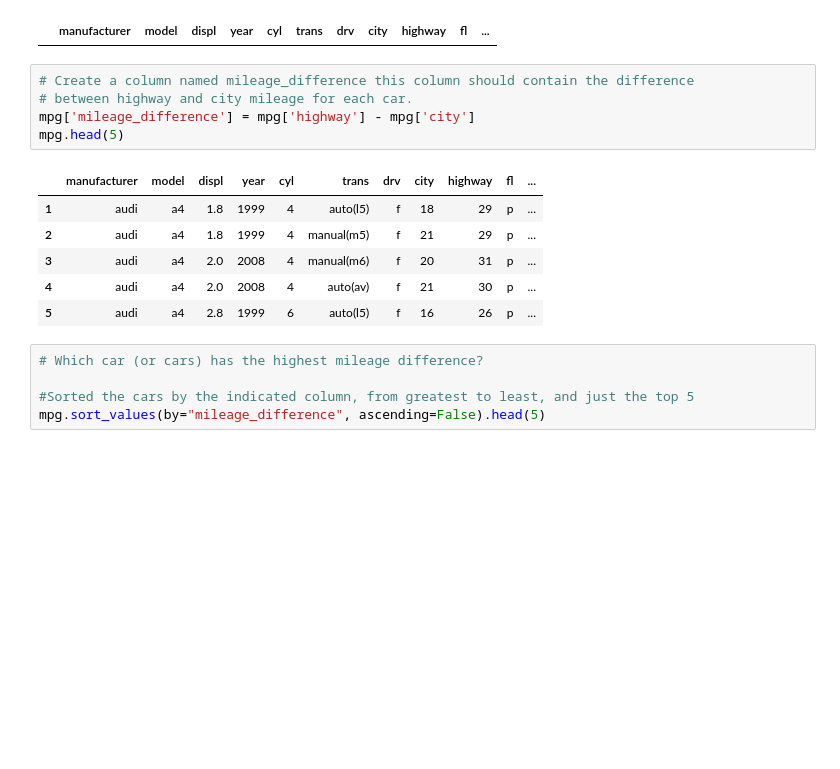
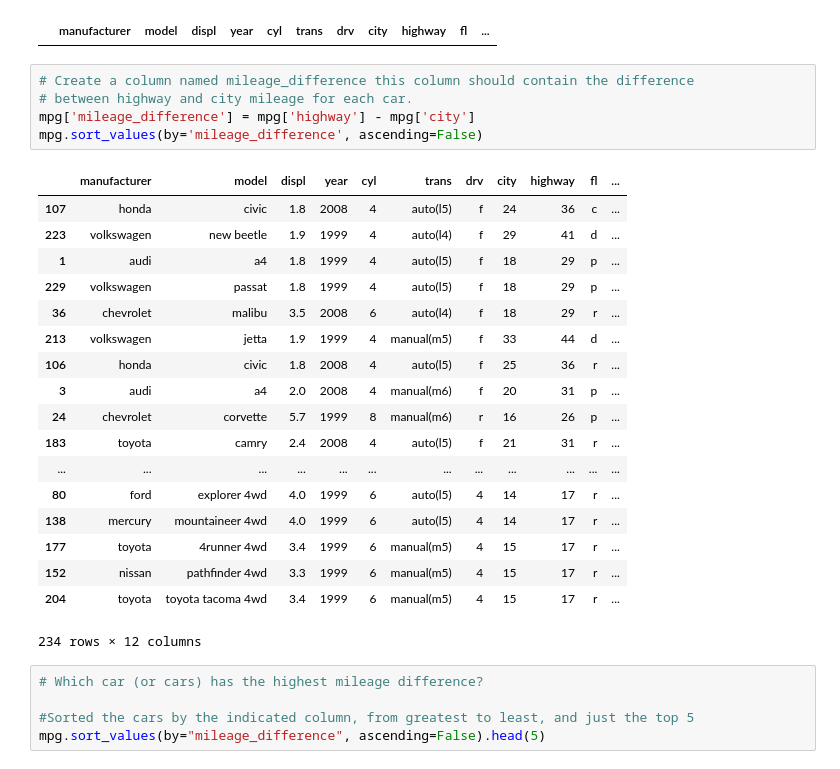
Before and after one commit to flambuth/python-exercises, a Jupyter notebook: pandas_dataframes.ipynb, the cells around one changed output. Drawn from its saved outputs; the diff is of its cells as text; blank space fills up the shorter version.

```diff
--- a/pandas_dataframes.ipynb
+++ b/pandas_dataframes.ipynb
@@ -204,15 +222,27 @@ mpg[mpg['city'] > mpg['highway']]
 # %%
 # Create a column named mileage_difference this column should contain the difference
 # between highway and city mileage for each car.
 mpg['mileage_difference'] = mpg['highway'] - mpg['city']
-mpg.head(5)
+mpg.sort_values(by='mileage_difference', ascending=False)
 # %% [output]
 |  | manufacturer | model | displ | year | cyl | trans | drv | city | highway | fl | ... |
+| 107 | honda | civic | 1.8 | 2008 | 4 | auto(l5) | f | 24 | 36 | c | ... |
+| 223 | volkswagen | new beetle | 1.9 | 1999 | 4 | auto(l4) | f | 29 | 41 | d | ... |
 | 1 | audi | a4 | 1.8 | 1999 | 4 | auto(l5) | f | 18 | 29 | p | ... |
-| 2 | audi | a4 | 1.8 | 1999 | 4 | manual(m5) | f | 21 | 29 | p | ... |
+| 229 | volkswagen | passat | 1.8 | 1999 | 4 | auto(l5) | f | 18 | 29 | p | ... |
+| 36 | chevrolet | malibu | 3.5 | 2008 | 6 | auto(l4) | f | 18 | 29 | r | ... |
+| 213 | volkswagen | jetta | 1.9 | 1999 | 4 | manual(m5) | f | 33 | 44 | d | ... |
+| 106 | honda | civic | 1.8 | 2008 | 4 | auto(l5) | f | 25 | 36 | r | ... |
 | 3 | audi | a4 | 2.0 | 2008 | 4 | manual(m6) | f | 20 | 31 | p | ... |
-| 4 | audi | a4 | 2.0 | 2008 | 4 | auto(av) | f | 21 | 30 | p | ... |
-| 5 | audi | a4 | 2.8 | 1999 | 6 | auto(l5) | f | 16 | 26 | p | ... |
+| 24 | chevrolet | corvette | 5.7 | 1999 | 8 | manual(m6) | r | 16 | 26 | p | ... |
+| 183 | toyota | camry | 2.4 | 2008 | 4 | auto(l5) | f | 21 | 31 | r | ... |
+| ... | ... | ... | ... | ... | ... | ... | ... | ... | ... | ... | ... |
+| 80 | ford | explorer 4wd | 4.0 | 1999 | 6 | auto(l5) | 4 | 14 | 17 | r | ... |
+| 138 | mercury | mountaineer 4wd | 4.0 | 1999 | 6 | auto(l5) | 4 | 14 | 17 | r | ... |
+| 177 | toyota | 4runner 4wd | 3.4 | 1999 | 6 | manual(m5) | 4 | 15 | 17 | r | ... |
+| 152 | nissan | pathfinder 4wd | 3.3 | 1999 | 6 | manual(m5) | 4 | 15 | 17 | r | ... |
+| 204 | toyota | toyota tacoma 4wd | 3.4 | 1999 | 6 | manual(m5) | 4 | 15 | 17 | r | ... |
+234 rows × 12 columns
 # %%
 # Which car (or cars) has the highest mileage difference?
 
```
Also changed, not shown: parts of 12 cells of this notebook.
